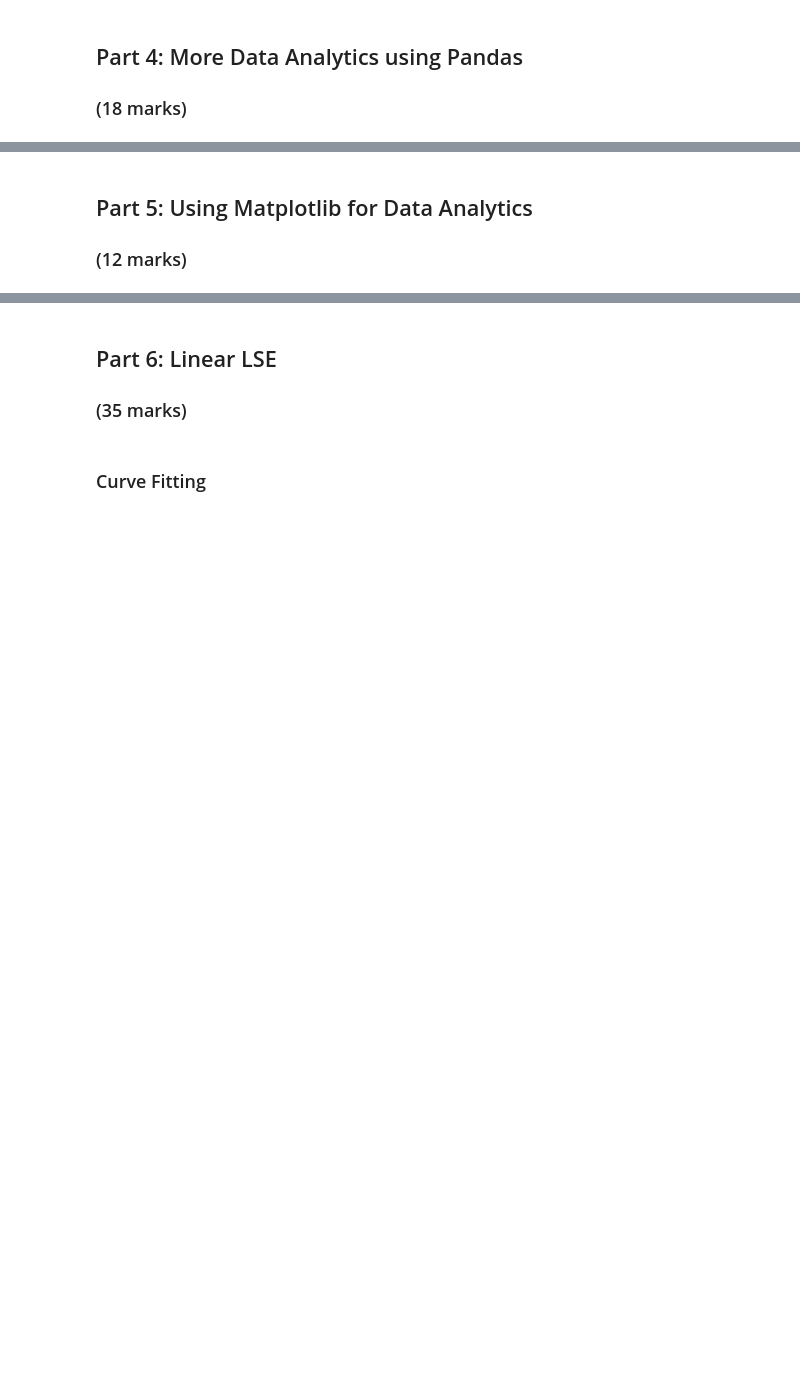
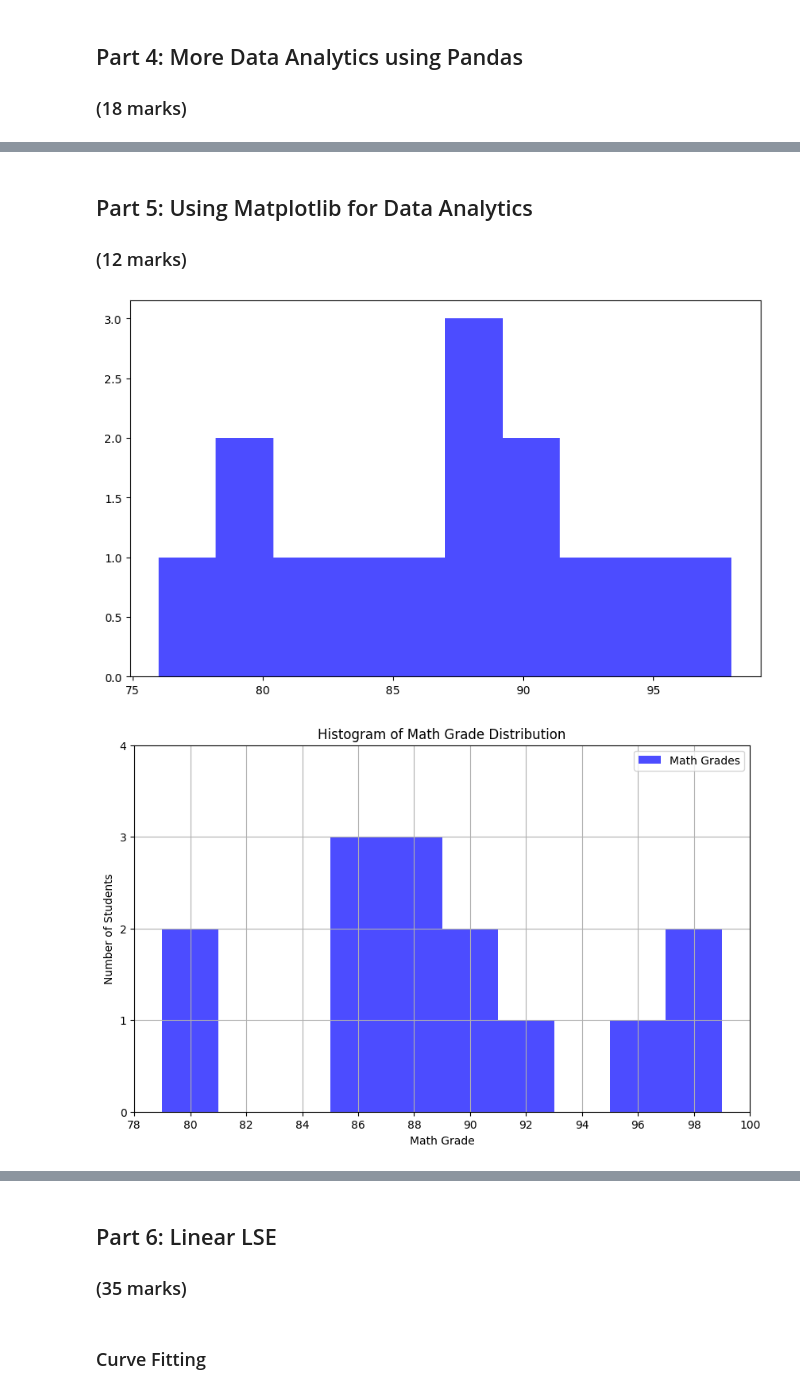
Before and after one commit to haniya-naeem/ENGG680_2025_Fall, a Jupyter notebook: Lab_Assignment1/Assignment1.ipynb, the cells around one changed output, grey strips where cells are left out. Cells and saved outputs as stored; diff of their text form; code cells hidden in the pictures; blank space fills up the shorter version.

Commit message:
Part 6:  Completed Steps 1-9

```diff
--- a/Lab_Assignment1/Assignment1.ipynb
+++ b/Lab_Assignment1/Assignment1.ipynb
@@ -145,7 +204,7 @@ subjects2 = {"Math", "English", "Chemistry", "Geography", "Physics"}
 # %%
 # Load the student grade CSV files into DataFrames using the defined variables
 # (1 marks)
-df_english =
-df_math =
+df_english = pd.read_csv('studentGrades_English.csv')
+df_math = pd.read_csv('studentGrades_Math.csv')
 # %%
 # Print the first 5 rows of df_english using the .head method
@@ -176,7 +256,7 @@ df_studentGrades['GPA'] = df_studentGrades[['grade_English', 'grade_Math']].mean
 # .drop(columns=['<column_name1>','<column_name2>'] is a Pandas method that can be used to drop columns.
 # In the space below, drop the first name and last name associated with the math .csv file.
 # (2 mark)
-df_studentGrades =
+df_studentGrades = df_studentGrades.drop(columns = ['firstName_Math', 'lastName_Math'])
 # %%
 # Let's display the data again. Use an appropriate method (hint: already used before)
 # (0.5 mark)
@@ -188,7 +275,8 @@ df_studentGrades =
 
 df_studentGrades = df_studentGrades.rename(columns={
     'firstName_English': 'firstName',
-    '<>': 'lastName',
-    '<>': 'englishGrade',
-    '<>': 'mathGrade'
+    'lastName_English': 'lastName',
+    'grade_English': 'englishGrade',
+    'grade_Math': 'mathGrade'
     })
+df_studentGrades.head()
@@ -205,12 +310,12 @@ df_studentGrades = df_studentGrades.rename(columns={
 # In the code below, replace '<>' by choosing between 'str' for string or 'float' for float
 # to properly typecast each column.
 # (1 marks)
-df_studentGrades['studentID'] = df_studentGrades['studentID'].astype(<>)
-df_studentGrades['firstName'] = df_studentGrades['firstName'].astype(<>)
-df_studentGrades['lastName'] = df_studentGrades['lastName'].astype(<>)
-df_studentGrades['englishGrade'] = df_studentGrades['englishGrade'].astype(<>)
-df_studentGrades['mathGrade'] = df_studentGrades['mathGrade'].astype(<>)
-df_studentGrades['GPA'] = df_studentGrades['GPA'].astype(<>)
+df_studentGrades['studentID'] = df_studentGrades['studentID'].astype(str)
+df_studentGrades['firstName'] = df_studentGrades['firstName'].astype(str)
+df_studentGrades['lastName'] = df_studentGrades['lastName'].astype(str)
+df_studentGrades['englishGrade'] = df_studentGrades['englishGrade'].astype(float)
+df_studentGrades['mathGrade'] = df_studentGrades['mathGrade'].astype(float)
+df_studentGrades['GPA'] = df_studentGrades['GPA'].astype(float)
 # %%
 # Now let's see our statistics!
 df_studentGrades.describe()
@@ -314,8 +552,8 @@ print(df_studentsGPASorted_homeroom)
 # Given df_studentsGPASorted_homeroom, please find and print the students with the highest GPA in each homeroom using the .loc method.
 # (2 marks)
 #
-# %% [markdown]
-## Part 5: Using Matplotlib for Data Analytics
-### (12 marks)
+# %% [markdown]
+## Part 5: Using Matplotlib for Data Analytics
+### (12 marks)
 # %%
 # In the space below, please import the matplotlib library
@@ -323,27 +561,34 @@ print(df_studentsGPASorted_homeroom)
 # %%
 # Let's use matplotlib to display a histogram of the grades distribution
 # Histograms are useful for seeing the distribution of the students grades
-
 plt.figure(figsize=(10, 6))
 plt.hist(df_studentGrades['englishGrade'], bins=10, alpha=0.7, label='English Grades', color='blue')
-
 # Step 1: Use the line above as reference to create a histogram for the math grades
 # (1 mark)
-#
+plt.figure(figsize=(10, 6))
+plt.hist(df_studentGrades['mathGrade'], bins=10, alpha=0.7, label= 'Math Grades', color='blue')
 
 # Step 2: Ensure that your plot is descriptive, so use labels (x and y axis), a title, and a legend.
 # Hint: Use the matplotlib .legend(loc='<location>') to add and place the legend.
 # You can use 'upper left', 'upper right', 'lower left', and 'lower right' to specify the location.
 # (3 marks)
-#
+
 plt.grid(True)
+plt.xticks(range(78,101,2))
+plt.xlabel("Math Grade")
+plt.yticks(range(0,5,1))
+plt.ylabel("Number of Students")
+plt.title("Histogram of Math Grade Distribution")
+plt.legend(loc = 'upper right')
 
 # Step 3: Use the .savefig('<image_title>'.png) to output an image file of the histogram.
 # Please be sure to use a descriptive title!
 # (1 mark)
-#
-
+plt.savefig("Histogram of Math Grade Distribution.png")
 plt.show()
+# %% [output]
+[figure, added]
+[figure, added]
 # %%
 # Let's also use matplotlib to display a scatter plot of English vs. Math grades
 # Scatter plots are useful for seeing the relationship between two variables
```
Also changed, not shown: parts of 52 cells of this notebook.
